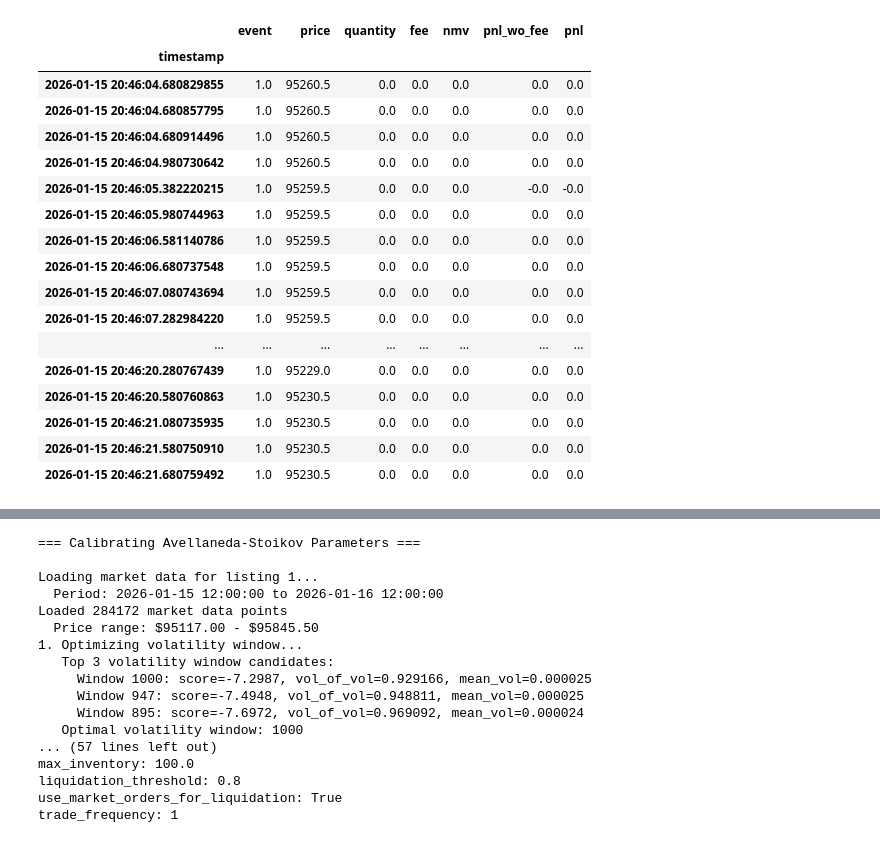
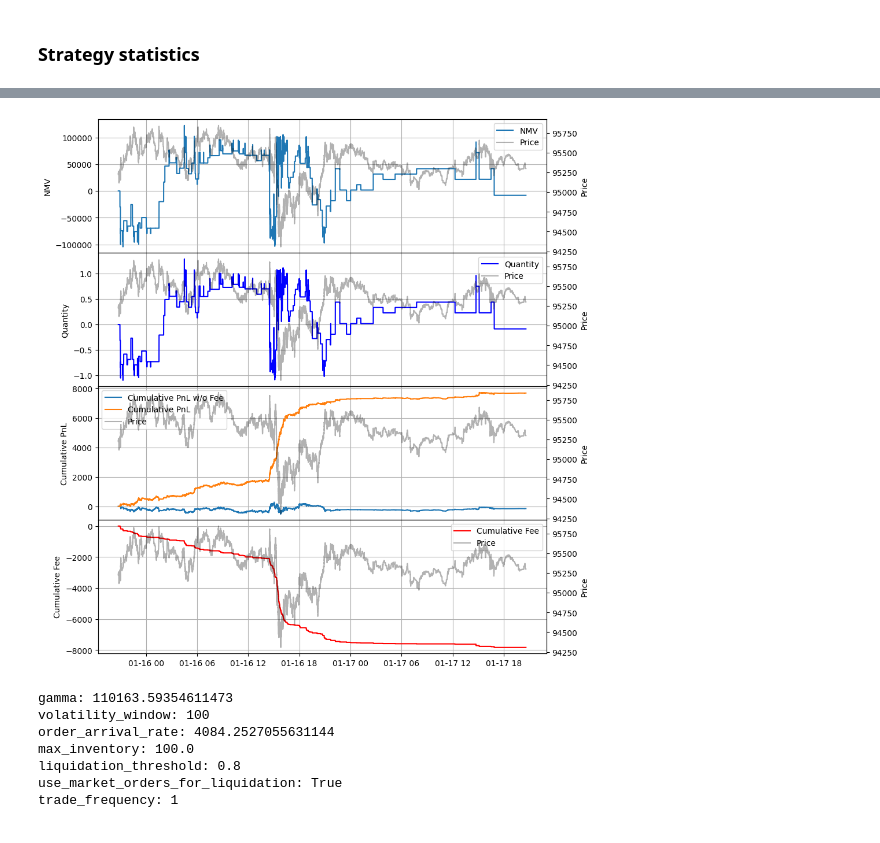
Before and after one commit to gnome-trading-group/gnomepy, a Jupyter notebook: gnomepy/research/signals/avellaneda_stoikov/test.ipynb, the cells around one changed output, grey strips where cells are left out. Drawn from its saved outputs; the diff is of its cells as text; code cells hidden in the pictures.

```diff
--- a/gnomepy/research/signals/avellaneda_stoikov/test.ipynb
+++ b/gnomepy/research/signals/avellaneda_stoikov/test.ipynb
@@ -395,21 +191,0 @@ backtest.recorder.get_record(1).df.iloc[idx - 5:idx + 10]
-# %%
-backtest.recorder.market_recorder.get_record(1).df.head(250).tail(50)
-# %% [output]
-|  | event | price | quantity | fee | nmv | pnl_wo_fee | pnl |
-| timestamp |  |  |  |  |  |  |  |
-| 2026-01-15 20:46:04.680829855 | 1.0 | 95260.5 | 0.0 | 0.0 | 0.0 | 0.0 | 0.0 |
-| 2026-01-15 20:46:04.680857795 | 1.0 | 95260.5 | 0.0 | 0.0 | 0.0 | 0.0 | 0.0 |
-| 2026-01-15 20:46:04.680914496 | 1.0 | 95260.5 | 0.0 | 0.0 | 0.0 | 0.0 | 0.0 |
-| 2026-01-15 20:46:04.980730642 | 1.0 | 95260.5 | 0.0 | 0.0 | 0.0 | 0.0 | 0.0 |
-| 2026-01-15 20:46:05.382220215 | 1.0 | 95259.5 | 0.0 | 0.0 | 0.0 | -0.0 | -0.0 |
-| 2026-01-15 20:46:05.980744963 | 1.0 | 95259.5 | 0.0 | 0.0 | 0.0 | 0.0 | 0.0 |
-| 2026-01-15 20:46:06.581140786 | 1.0 | 95259.5 | 0.0 | 0.0 | 0.0 | 0.0 | 0.0 |
-| 2026-01-15 20:46:06.680737548 | 1.0 | 95259.5 | 0.0 | 0.0 | 0.0 | 0.0 | 0.0 |
-| 2026-01-15 20:46:07.080743694 | 1.0 | 95259.5 | 0.0 | 0.0 | 0.0 | 0.0 | 0.0 |
-| 2026-01-15 20:46:07.282984220 | 1.0 | 95259.5 | 0.0 | 0.0 | 0.0 | 0.0 | 0.0 |
-| ... | ... | ... | ... | ... | ... | ... | ... |
-| 2026-01-15 20:46:20.280767439 | 1.0 | 95229.0 | 0.0 | 0.0 | 0.0 | 0.0 | 0.0 |
-| 2026-01-15 20:46:20.580760863 | 1.0 | 95230.5 | 0.0 | 0.0 | 0.0 | 0.0 | 0.0 |
-| 2026-01-15 20:46:21.080735935 | 1.0 | 95230.5 | 0.0 | 0.0 | 0.0 | 0.0 | 0.0 |
-| 2026-01-15 20:46:21.580750910 | 1.0 | 95230.5 | 0.0 | 0.0 | 0.0 | 0.0 | 0.0 |
-| 2026-01-15 20:46:21.680759492 | 1.0 | 95230.5 | 0.0 | 0.0 | 0.0 | 0.0 | 0.0 |
@@ -423,0 +192,7 @@ print("  python calibrate.py --listing_id 1 --start_date 2025-12-25 --end_date 2
+# %% [markdown]
+### Strategy statistics
+# %%
+listing_stats = backtest.recorder.get_record(1).stats()
+display(listing_stats.summary())
+listing_stats.plot()
+# %% [output]
@@ -424,44 +201,31 @@ print("  python calibrate.py --listing_id 1 --start_date 2025-12-25 --end_date 2
+[figure, added]
 # %%
-# Example: Parameter calibration (optional)
-# Uncomment and run this cell to calibrate optimal parameters
-
+# Optional: Parameter calibration
 from gnomepy.research.signals.avellaneda_stoikov.calibrate import AvellanedaStoikovCalibrator
 
 calibrator = AvellanedaStoikovCalibrator(
     market_data_client=market_data_client,
+    registry_client=registry_client,
     listing_id=LISTING_IDS[0],
     start_datetime=START_DATETIME,
     end_datetime=END_DATETIME,
     schema_type=SCHEMA_TYPE,
 )
 
-
 results = calibrator.calibrate(
     volatility_window=1000,
-    optimize_gamma=False,
     order_arrival_rate_method='spread_based',
     optimize_volatility_window=True,
     target_inventory_risk=0.01,
 )
 
 recommended = calibrator.get_recommended_parameters()
-print("\n=== Recommended Parameters ===")
 for key, value in recommended.items():
     print(f"{key}: {value}")
 # %% [output]
-=== Calibrating Avellaneda-Stoikov Parameters ===
-
-Loading market data for listing 1...
-  Period: 2026-01-15 12:00:00 to 2026-01-16 12:00:00
-Loaded 284172 market data points
-  Price range: $95117.00 - $95845.50
-1. Optimizing volatility window...
-   Top 3 volatility window candidates:
-     Window 1000: score=-7.2987, vol_of_vol=0.929166, mean_vol=0.000025
-     Window 947: score=-7.4948, vol_of_vol=0.948811, mean_vol=0.000025
-     Window 895: score=-7.6972, vol_of_vol=0.969092, mean_vol=0.000024
-   Optimal volatility window: 1000
-... (57 lines left out)
+gamma: 110163.59354611473
+volatility_window: 100
+order_arrival_rate: 4084.2527055631144
 max_inventory: 100.0
 liquidation_threshold: 0.8
 use_market_orders_for_liquidation: True
```
Also changed, not shown: parts of 24 cells of this notebook, 33 other files.
